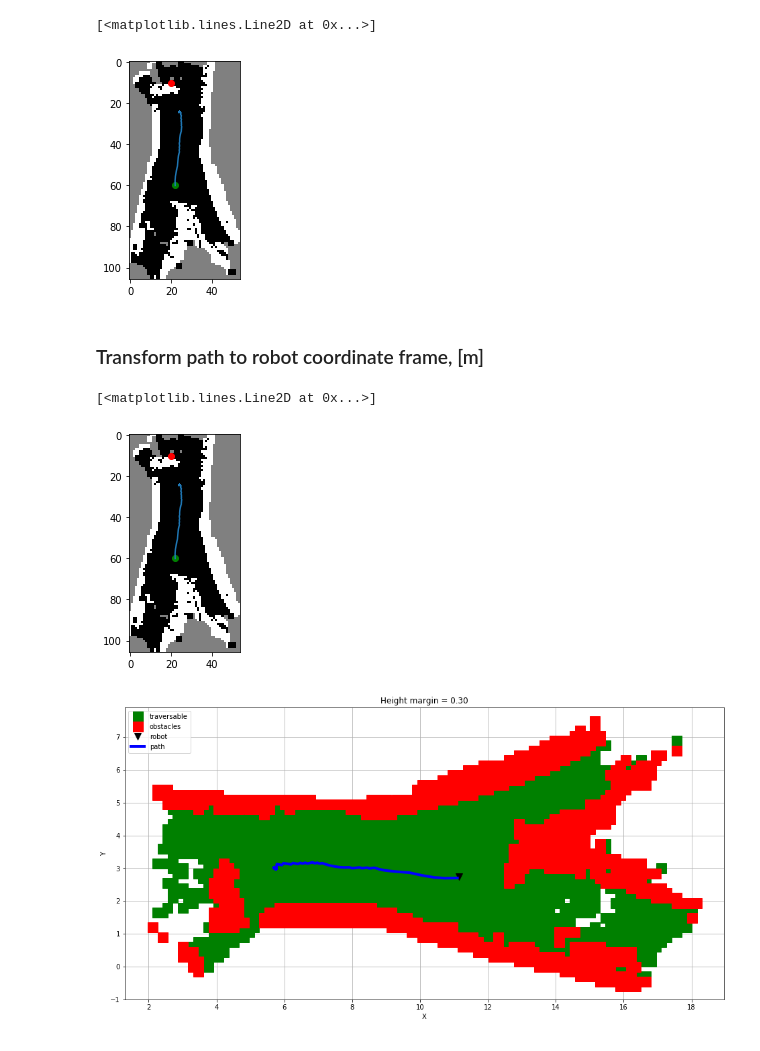
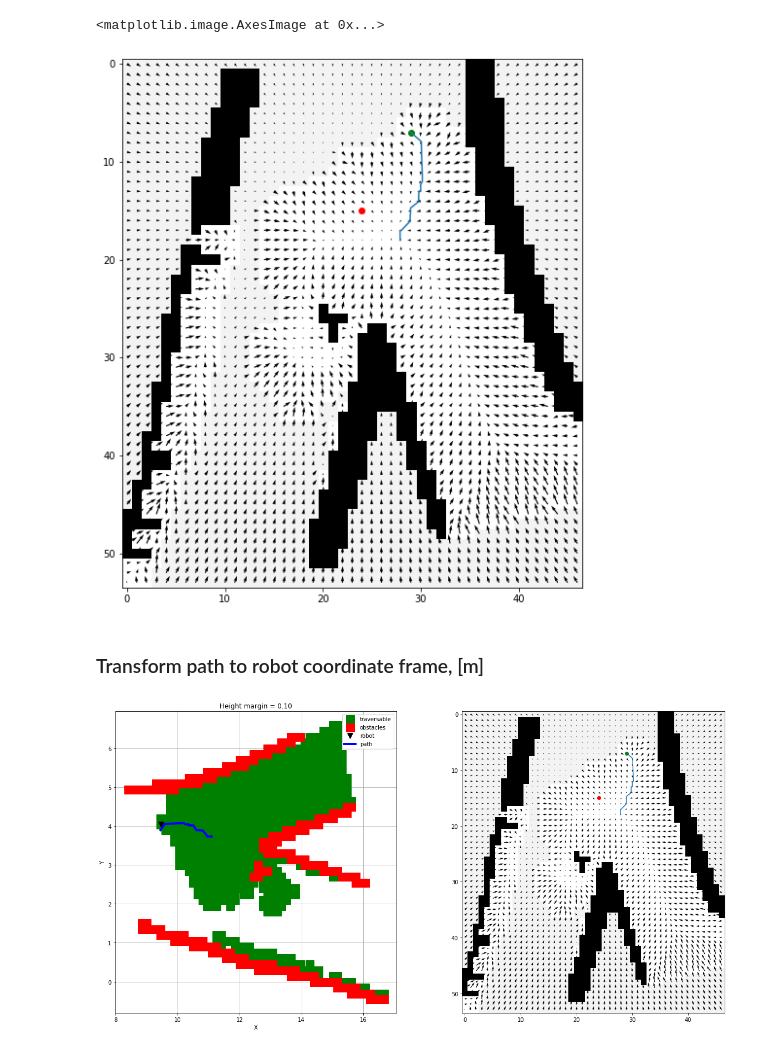
Before and after one commit to ctu-vras/trajectory_optimization, a Jupyter notebook: src/apf.ipynb, the cells around one changed output. Drawn from its saved outputs; the diff is of its cells as text; code cells hidden in the pictures.

```diff
--- a/src/apf.ipynb
+++ b/src/apf.ipynb
@@ -19,11 +27,6 @@ grid, elev_grid = create_grid(elev_map, map_res=map_res, safety_distance=0., mar
 # %%
-num_iters=100
-influence_r=0.2
-repulsive_coef=200
-attractive_coef=1./100
-
 nrows, ncols = grid.shape
-[x, y] = np.meshgrid(np.arange(ncols), np.arange(nrows))
+x, y = np.meshgrid(np.arange(ncols), np.arange(nrows))
 # Compute repulsive force
 d = bwdist(grid==0)
 # Rescale and transform distances
@@ -41,7 +44,7 @@ while True:
     if grid[i,j] != 1:
         goal = [j, i]
         break
-# goal = [20, 10]
+# goal = [90, 10]
 xi = attractive_coef
 attractive = xi * ( (x - goal[0])**2 + (y - goal[1])**2 )
 # Combine terms
@@ -83,25 +86,35 @@ def construct_path(total_potential, start_coords, end_coords, max_its):
         current_point = np.array(route[-1])
         #print(sum( abs(current_point-end_coords) ))
         if sum( abs(current_point-end_coords) ) < 2.0:
-            print('Reached the goal !')
+            print('APF: reached the goal !')
             break
         ix = np.clip(int(current_point[1]), 0, gx.shape[0]-1)
         iy = np.clip(int(current_point[0]), 0, gx.shape[1]-1)
         vx = gx[ix, iy]; vy = gy[ix, iy]
-        dt = 0.5/(1e-8+np.linalg.norm([vx, vy]))
-        next_point = current_point + dt*np.array( [vx, vy] )
+        dt = 1/(1e-8+np.linalg.norm([vx, vy]))
+        next_point = current_point + dt/2.*np.array([np.sign(vx)*vx**2, np.sign(vy)*vy**2])
+        #next_point = current_point + dt*np.array( [vx, vy] ) + dt/2.*np.array([np.sign(vx)*vx**2, np.sign(vy)*vy**2])
         route.append(next_point)
     return route
+# %%
+def draw_gradient(f, skip=1):
+    nrows, ncols = f.shape
+    x_m, y_m = np.meshgrid(np.arange(ncols), np.arange(nrows))
+    gy, gx = np.gradient(-f)
+    Q = plt.quiver(x_m[::skip, ::skip], y_m[::skip, ::skip], gx[::skip, ::skip], -gy[::skip, ::skip])
+# %%
+path = construct_path(total, start, goal, max_its=max_apf_iters)
+path = np.array(path)
 # %%
-path = construct_path(total, start, goal, max_its=100)
-path = np.array(path)
-plt.imshow(grid, cmap='gray')
+plt.figure(figsize=(10,10))
+draw_gradient(total)
 plt.plot(goal[0], goal[1], 'ro')
 plt.plot(start[0], start[1], 'ro', color='g')
 plt.plot(path[:,0], path[:,1])
+plt.imshow(1-grid, cmap='gray')
 # %% [output]
-[<matplotlib.lines.Line2D at 0x...>]
+<matplotlib.image.AxesImage at 0x...>
-[figure, old version]
+[figure, new version]
 # %% [markdown]
 ### Transform path to robot coordinate frame, [m]
 # %%
@@ -128,13 +141,13 @@ def apf_planner(grid, start, goal, num_iters=100, influence_r=0.2, repulsive_coe
 # %%
-path_grid = apf_planner(grid, start, goal)
+path_grid, total_potential = apf_planner(grid, start, goal, max_apf_iters, influence_r, repulsive_coef, attractive_coef)
 path_grid = np.array(path_grid)
-plt.imshow(grid, cmap='gray')
-plt.plot(goal[0], goal[1], 'ro')
-plt.plot(start[0], start[1], 'ro', color='g')
-plt.plot(path_grid[:,0], path_grid[:,1])
+
+# plt.figure(figsize=(10,10))
+# plt.imshow(1-grid, cmap='gray')
+# plt.plot(goal[0], goal[1], 'ro')
+# plt.plot(start[0], start[1], 'ro', color='g')
+# plt.plot(path_grid[:,0], path_grid[:,1])
+# draw_gradient(total_potential)
-# %% [output]
-[<matplotlib.lines.Line2D at 0x...>]
-[figure, removed]
 # %%
 def apf_path_to_map(apf_path, elev_map, elev_grid, map_res=0.15):
     path_map = []
@@ -149,18 +162,27 @@ path_map = apf_path_to_map(path_grid, elev_map, elev_grid)
 # %%
 # visualize everithing
 X = elev_map[:,0]; Y = elev_map[:,1]; Z = elev_map[:,2]
-plt.figure(figsize=(int(np.max(X)-np.min(X)), int(np.max(Y)-np.min(Y))))
-plt.plot(X[Z<=margin], Y[Z<=margin], 's', color='green', label='traversable', markersize=15)
-plt.plot(X[Z>margin], Y[Z>margin], 's', color='red', label='obstacles', markersize=15)
+dZ = Z - robot_pose[2]
+plt.figure(figsize=(20,10))
+plt.subplot(1,2,1)
+plt.plot(X[dZ<=margin], Y[dZ<=margin], 's', color='green', label='traversable', markersize=15)
+plt.plot(X[dZ>margin], Y[dZ>margin], 's', color='red', label='obstacles', markersize=15)
 plt.plot(robot_pose[0], robot_pose[1], 'v', color='k', markersize=10, label='robot')
 path_map = np.array(path_map)
 plt.plot(path_map[:,0], path_map[:,1], color='b', linewidth=4, label='path')
-
 plt.title('Height margin = %.2f'%margin)
 plt.xlabel('X')
 plt.ylabel('Y')
 plt.legend()
 plt.grid()
+
+plt.subplot(1,2,2)
+plt.imshow(1-grid, cmap='gray')
+plt.plot(goal[0], goal[1], 'ro')
+plt.plot(start[0], start[1], 'ro', color='g')
+plt.plot(path_grid[:,0], path_grid[:,1])
+draw_gradient(total_potential)
+
 plt.show()
 # %% [output]
-[figure, old version]
+[figure, new version]
```
Also changed, not shown: parts of 5 cells of this notebook, 4 other files.
